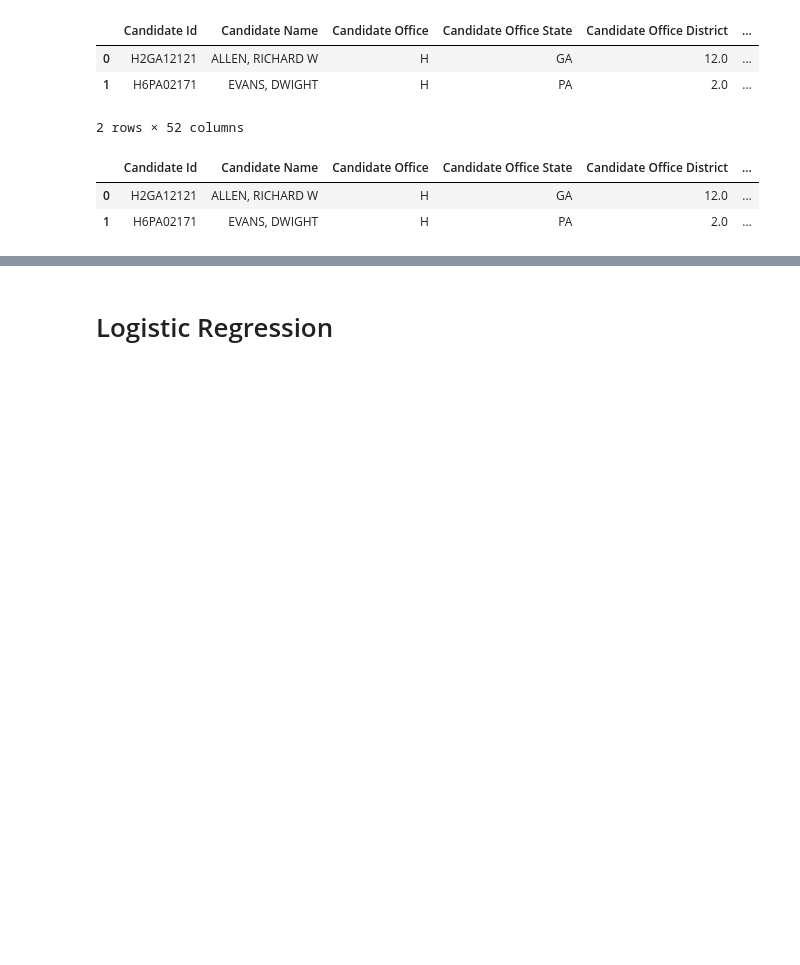
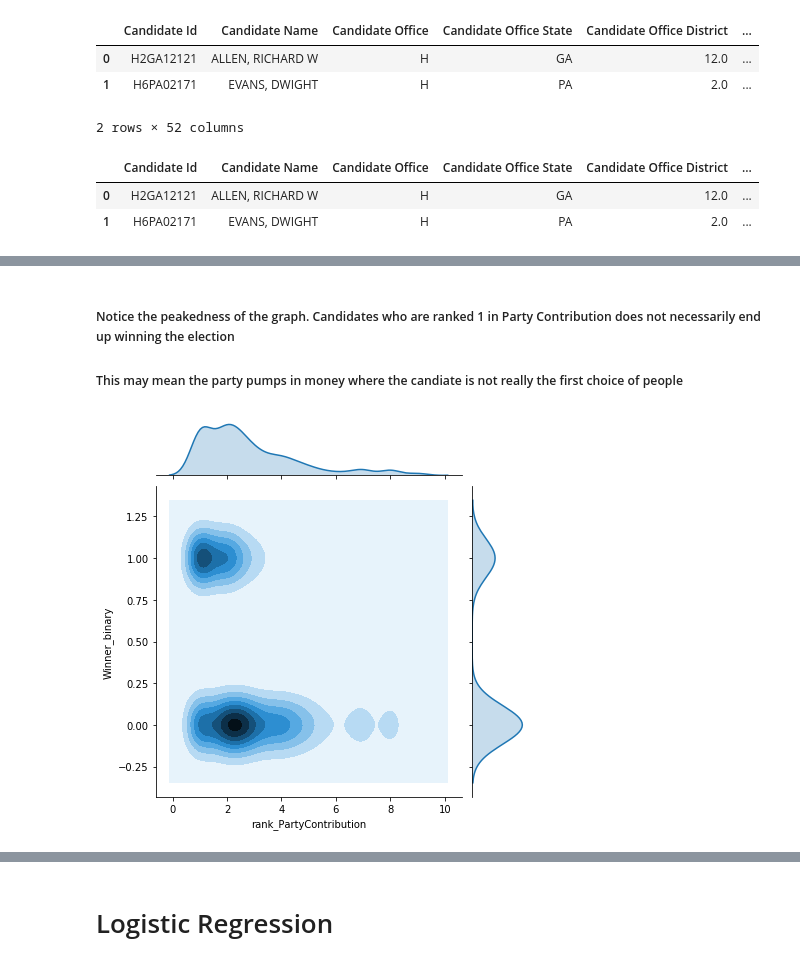
Before and after one commit to shresthaachyut/Election-Result-Prediction, a Jupyter notebook: ElectionResults.ipynb, the cells around one changed output, grey strips where cells are left out. Cells and saved outputs as stored; diff of their text form; code cells hidden in the pictures; blank space fills up the shorter version.

```diff
--- a/ElectionResults.ipynb
+++ b/ElectionResults.ipynb
@@ -282,0 +284,9 @@ dummy_rank.head()
+# %% [markdown]
+#####  Notice the peakedness of the graph. Candidates who are ranked 1 in Party Contribution does not necessarily end up winning the election
+
+#####  This may mean the party pumps in money where the candiate is not really the first choice of people
+# %%
+sns.jointplot(x= candidateHouse['rank_PartyContribution'], y = candidateHouse['Winner_binary'], data = candidateHouse, kind = 'kde')
+plt.show()
+# %% [output]
+[figure, added]
```
Also changed, not shown: parts of 71 cells of this notebook, 10 other files.
